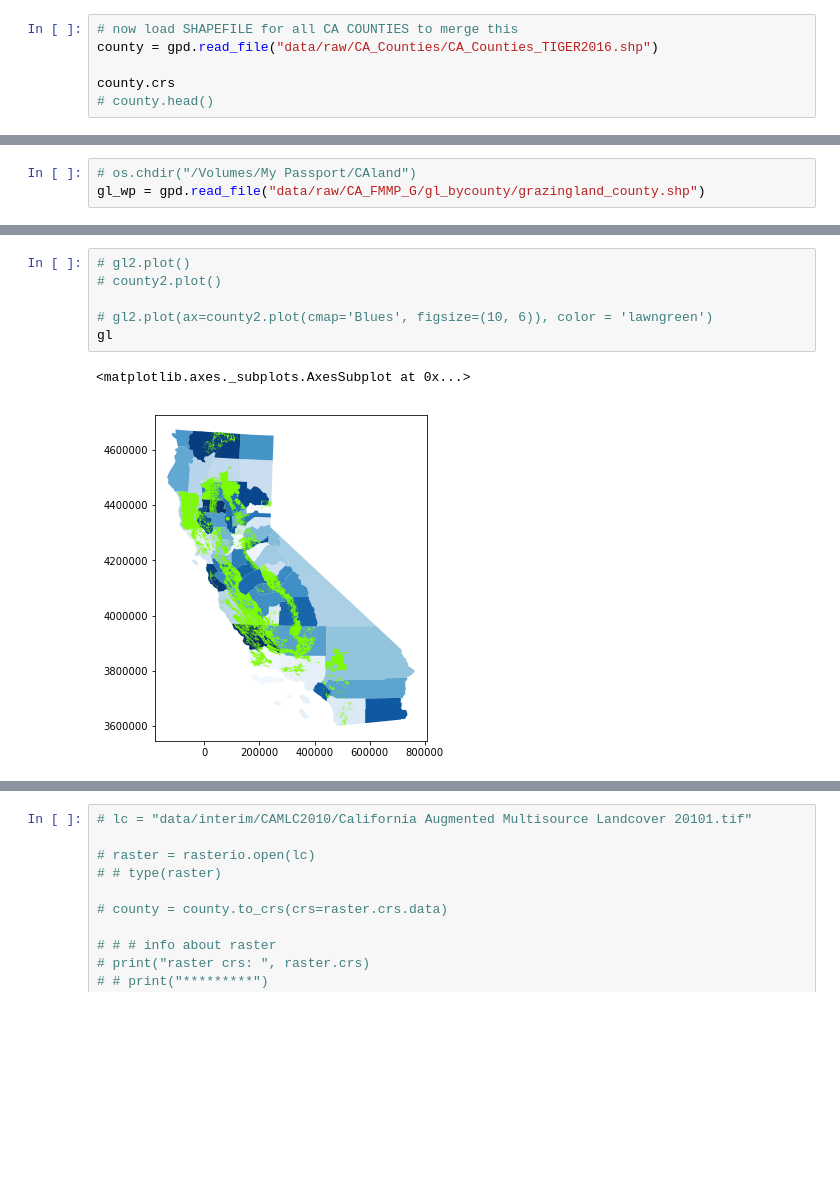
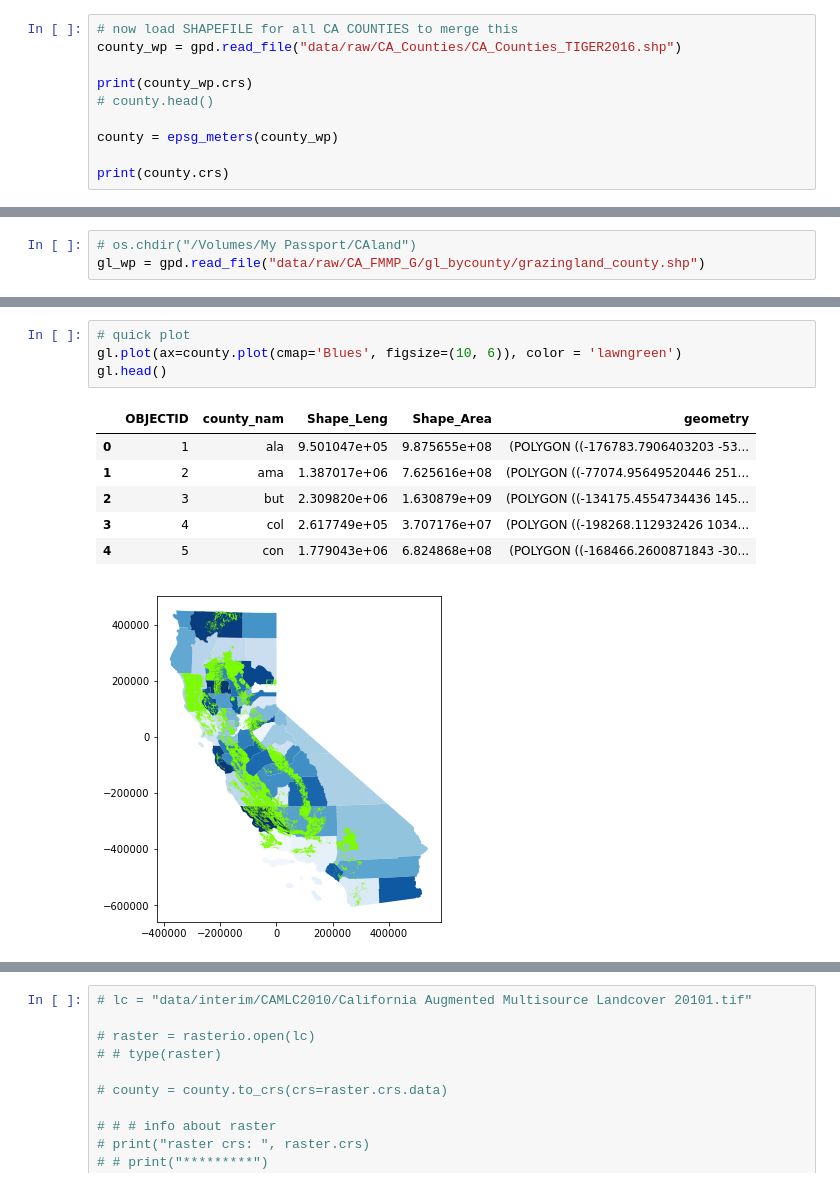
Before and after one commit to anayahall/grapevine, a Jupyter notebook: scripts/land.ipynb, the cells around one changed output, grey strips where cells are left out. Cells and saved outputs as stored; diff of their text form; blank space fills up the shorter version.

Commit message:
adding basic plots for presentation - come back to cvxpy

```diff
--- a/scripts/land.ipynb
+++ b/scripts/land.ipynb
@@ -27,9 +27,13 @@ from scripts.fxns import epsg_meters
 %matplotlib inline
 # %%
 # now load SHAPEFILE for all CA COUNTIES to merge this
-county = gpd.read_file("data/raw/CA_Counties/CA_Counties_TIGER2016.shp")
+county_wp = gpd.read_file("data/raw/CA_Counties/CA_Counties_TIGER2016.shp")
 
-county.crs
+print(county_wp.crs)
 # county.head()
+
+county = epsg_meters(county_wp)
+
+print(county.crs)
 # %% [output]
 {'init': 'epsg:3857'}
@@ -44,9 +49,12 @@ gl.crs
 # %%
-# gl2.plot()
-# county2.plot()
-
-# gl2.plot(ax=county2.plot(cmap='Blues', figsize=(10, 6)), color = 'lawngreen')
-gl
+# quick plot
+gl.plot(ax=county.plot(cmap='Blues', figsize=(10, 6)), color = 'lawngreen')
+gl.head()
 # %% [output]
-<matplotlib.axes._subplots.AxesSubplot at 0x...>
+|  | OBJECTID | county_nam | Shape_Leng | Shape_Area | geometry |
+| 0 | 1 | ala | 9.501047e+05 | 9.875655e+08 | (POLYGON ((-176783.7906403203 -53... |
+| 1 | 2 | ama | 1.387017e+06 | 7.625616e+08 | (POLYGON ((-77074.95649520446 251... |
+| 2 | 3 | but | 2.309820e+06 | 1.630879e+09 | (POLYGON ((-134175.4554734436 145... |
+| 3 | 4 | col | 2.617749e+05 | 3.707176e+07 | (POLYGON ((-198268.112932426 1034... |
+| 4 | 5 | con | 1.779043e+06 | 6.824868e+08 | (POLYGON ((-168466.2600871843 -30... |
-[figure, old version]
+[figure, new version]
```
Also changed, not shown: parts of 4 cells of this notebook, 10 other files.
